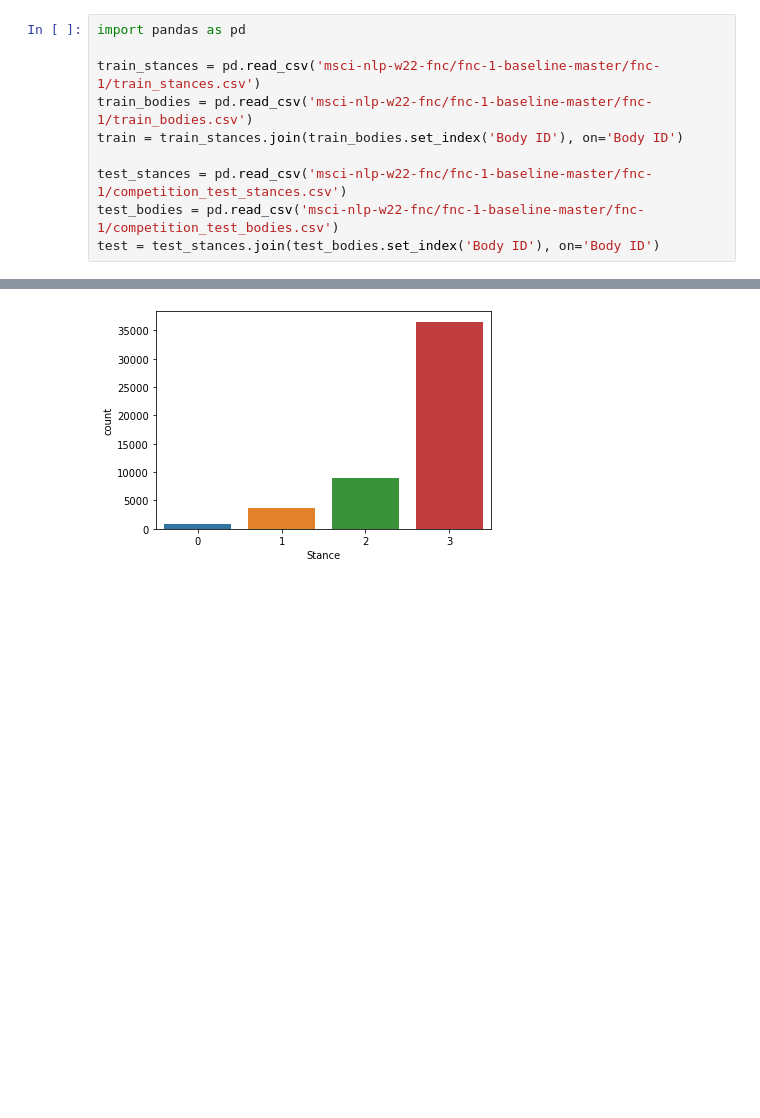
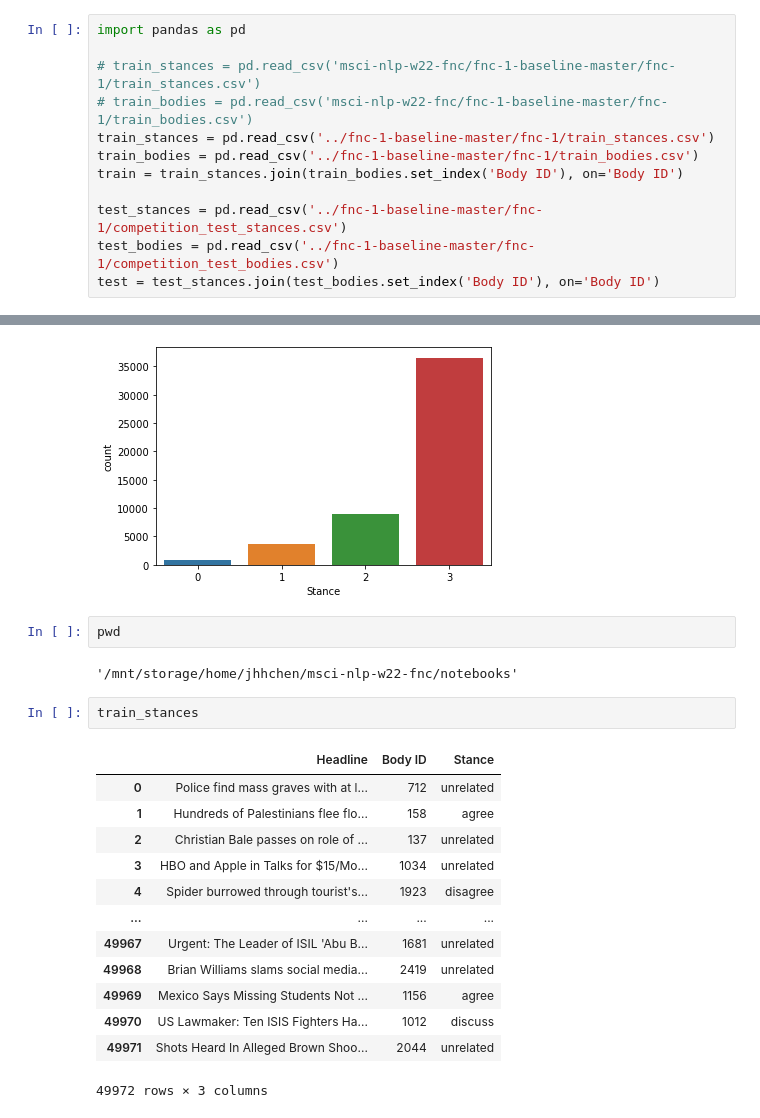
Before and after one commit to awjian/msci-nlp-w22-fnc, a Jupyter notebook: notebooks/data_cleaning.ipynb, the cells around one changed output, grey strips where cells are left out. Cells and saved outputs as stored; diff of their text form; blank space fills up the shorter version.

```diff
--- a/notebooks/data_cleaning.ipynb
+++ b/notebooks/data_cleaning.ipynb
@@ -1,12 +1,14 @@
 # %%
 import pandas as pd
 
-train_stances = pd.read_csv('msci-nlp-w22-fnc/fnc-1-baseline-master/fnc-1/train_stances.csv')
-train_bodies = pd.read_csv('msci-nlp-w22-fnc/fnc-1-baseline-master/fnc-1/train_bodies.csv')
+# train_stances = pd.read_csv('msci-nlp-w22-fnc/fnc-1-baseline-master/fnc-1/train_stances.csv')
+# train_bodies = pd.read_csv('msci-nlp-w22-fnc/fnc-1-baseline-master/fnc-1/train_bodies.csv')
+train_stances = pd.read_csv('../fnc-1-baseline-master/fnc-1/train_stances.csv')
+train_bodies = pd.read_csv('../fnc-1-baseline-master/fnc-1/train_bodies.csv')
 train = train_stances.join(train_bodies.set_index('Body ID'), on='Body ID')
 
-test_stances = pd.read_csv('msci-nlp-w22-fnc/fnc-1-baseline-master/fnc-1/competition_test_stances.csv')
-test_bodies = pd.read_csv('msci-nlp-w22-fnc/fnc-1-baseline-master/fnc-1/competition_test_bodies.csv')
+test_stances = pd.read_csv('../fnc-1-baseline-master/fnc-1/competition_test_stances.csv')
+test_bodies = pd.read_csv('../fnc-1-baseline-master/fnc-1/competition_test_bodies.csv')
 test = test_stances.join(test_bodies.set_index('Body ID'), on='Body ID')
 # %%
 train.replace('disagree', 0, inplace=True)
@@ -67,3 +69,23 @@ plt.xlabel('Stance')
 # %% [output]
 Text(0.5, 0, 'Stance')
 [figure]
+# %%
+pwd
+# %% [output]
+'/mnt/storage/home/jhhchen/msci-nlp-w22-fnc/notebooks'
+# %%
+train_stances
+# %% [output]
+|  | Headline | Body ID | Stance |
+| 0 | Police find mass graves with at l... | 712 | unrelated |
+| 1 | Hundreds of Palestinians flee flo... | 158 | agree |
+| 2 | Christian Bale passes on role of ... | 137 | unrelated |
+| 3 | HBO and Apple in Talks for $15/Mo... | 1034 | unrelated |
+| 4 | Spider burrowed through tourist's... | 1923 | disagree |
+| ... | ... | ... | ... |
+| 49967 | Urgent: The Leader of ISIL 'Abu B... | 1681 | unrelated |
+| 49968 | Brian Williams slams social media... | 2419 | unrelated |
+| 49969 | Mexico Says Missing Students Not ... | 1156 | agree |
+| 49970 | US Lawmaker: Ten ISIS Fighters Ha... | 1012 | discuss |
+| 49971 | Shots Heard In Alleged Brown Shoo... | 2044 | unrelated |
+49972 rows × 3 columns
```
Also changed, not shown: parts of 2 cells of this notebook, 1 other file.
